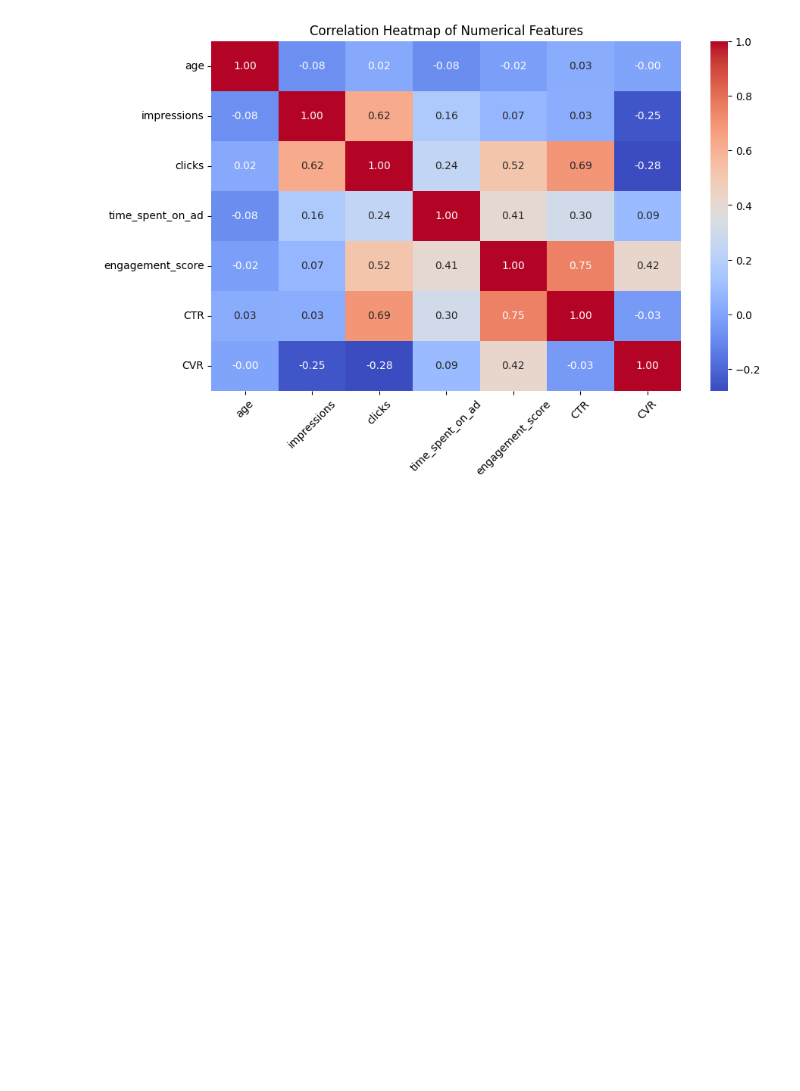
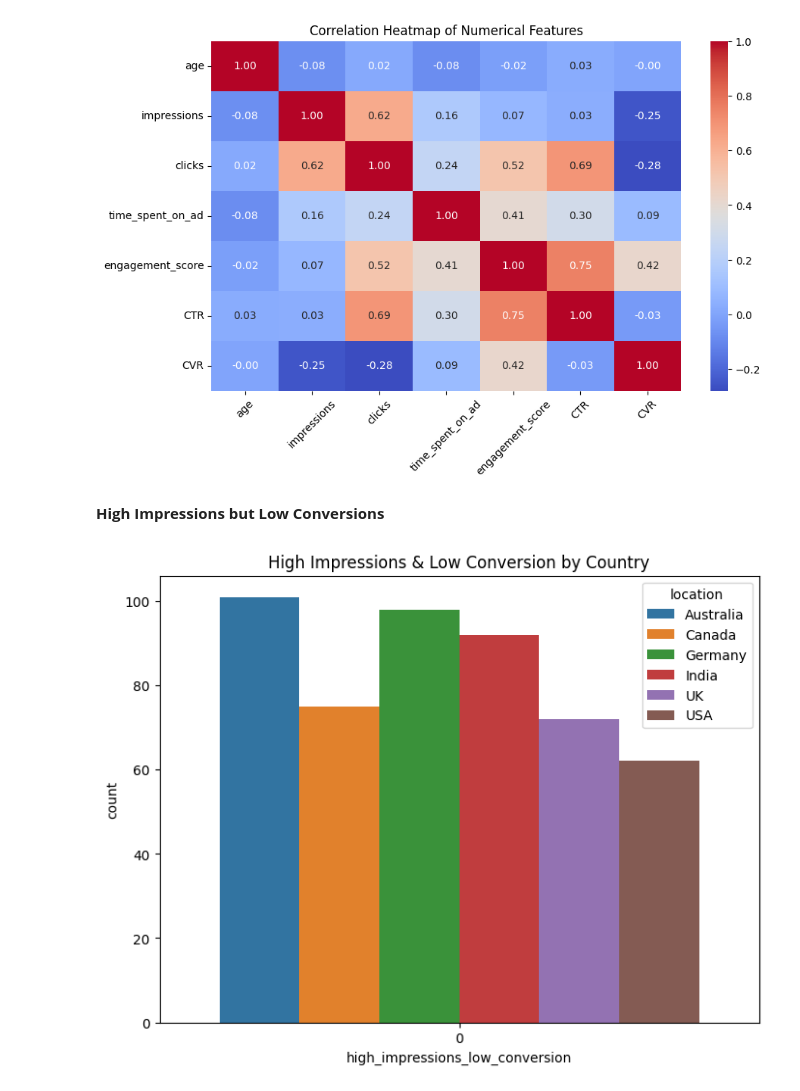
Before and after one commit to shetty-shithil/ctr-prediction-engagement-modeling, a Jupyter notebook: notebooks/01_data_cleaning_eda.ipynb, the cells around one changed output. Drawn from its saved outputs; the diff is of its cells as text; code cells hidden in the pictures; blank space fills up the shorter version.

```diff
--- a/notebooks/01_data_cleaning_eda.ipynb
+++ b/notebooks/01_data_cleaning_eda.ipynb
@@ -190,3 +190,15 @@ plt.xticks(rotation=45)
 plt.show()
 # %% [output]
 [figure]
+# %% [markdown]
+**High Impressions but Low Conversions**
+# %%
+df["high_impressions_low_conversion"] = np.where((df["impressions"] > df["impressions"].median()) & (df["conversion"] < df["conversion"].median()), 1, 0)
+df[["impressions", "conversion", "high_impressions_low_conversion"]].head()
+
+plt.figure(figsize=(8, 6))
+sns.countplot(data=df, x='high_impressions_low_conversion', hue='location')
+plt.title("High Impressions & Low Conversion by Country")
+plt.show()
+# %% [output]
+[figure, added]
```
Also changed, not shown: parts of 2 cells of this notebook, 1 other file.
